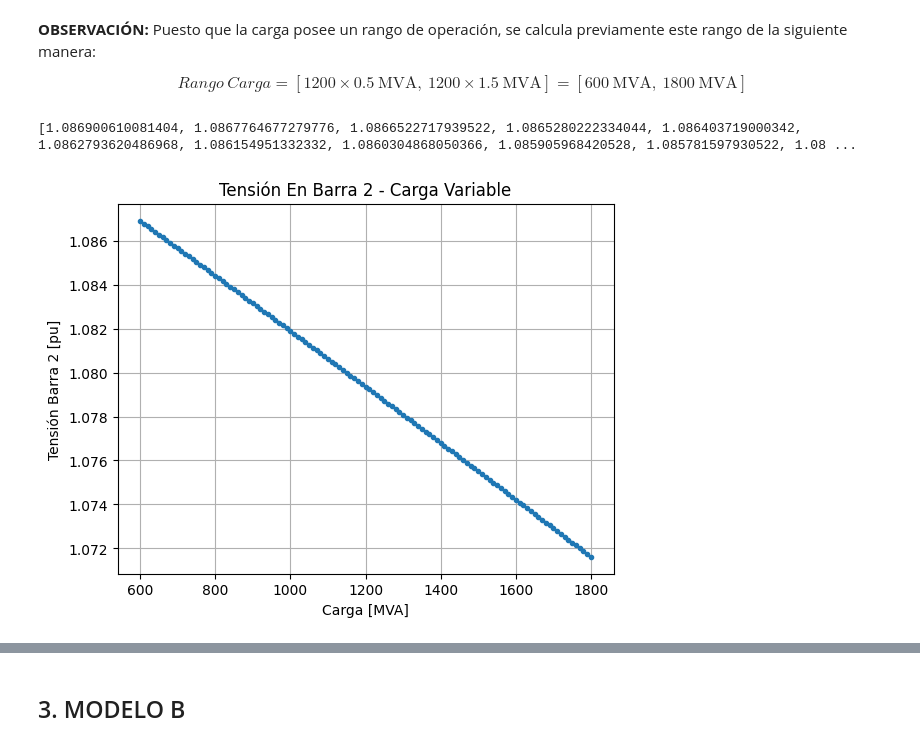
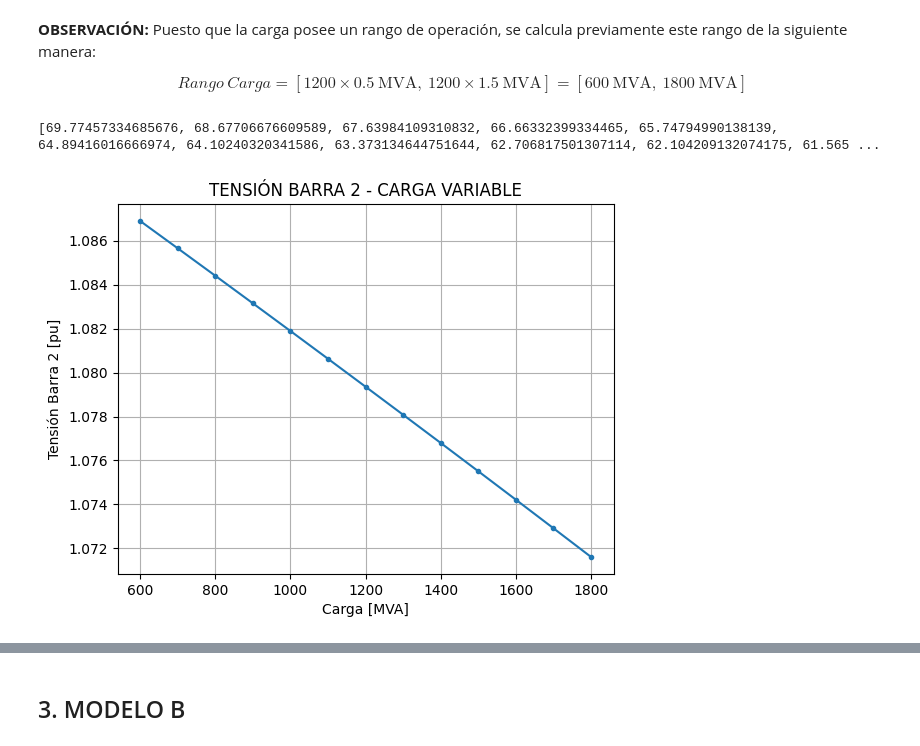
Before and after one commit to Subatchi/G5B_SEP1_S1_2024, a Jupyter notebook: TAREA I.ipynb, the cells around one changed output, grey strips where cells are left out. Drawn from its saved outputs; the diff is of its cells as text; code cells hidden in the pictures.

```diff
--- a/TAREA I.ipynb
+++ b/TAREA I.ipynb
@@ -64,7 +64,8 @@ import matplotlib.pyplot as plt
 
 #Variables Globales
 Tensiones = []
-Paso = 10 #MVA
+LineasP = []
+Paso = 100 #MVA
 max_iteraciones = 20
 #Parámetros de Línea
 r1 = 0.02  #(Ohm/km)
@@ -92,16 +93,19 @@ for i in range(600,1800+1,Paso):
     #Flujo De Energía
     pp.runpp(net1,max_iteration=max_iteraciones)
     tension_barra2 = net1.res_bus.at[1,'vm_pu']
+    perdidaL = net1.res_line.loc[0, 'pl_mw']
     Tensiones.append(tension_barra2)
+    LineasP.append(perdidaL*2)
 # %% [output]
-[1.086900610081404, 1.0867764677279776, 1.0866522717939522, 1.0865280222334044, 1.086403719000342, 1.0862793620486968, 1.086154951332332, 1.0860304868050366, 1.085905968420528, 1.085781597930522, 1.08 ...
+[69.77457334685676, 68.67706676609589, 67.63984109310832, 66.66332399334465, 65.74794990138139, 64.89416016666974, 64.10240320341586, 63.373134644751644, 62.706817501307114, 62.104209132074175, 61.565 ...
 # %%
+#A) COMPORTAMIENTO DE LA TENSIÓN PARA CARGA VARIABLE
 import matplotlib.pyplot as plt
-plt.plot(list(range(600,1800+1,10)), Tensiones, marker='.', linestyle='-')
+plt.plot(list(range(600,1800+1,100)), Tensiones, marker='.', linestyle='-')
 plt.xlabel('Carga [MVA]')
 plt.ylabel('Tensión Barra 2 [pu]')
-plt.title('Tensión En Barra 2 - Carga Variable')
+plt.title('TENSIÓN BARRA 2 - CARGA VARIABLE')
 plt.grid(True)
 plt.show()
 # %% [output]
-[figure, old version]
+[figure, new version]
```
Also changed, not shown: parts of 6 cells of this notebook.
